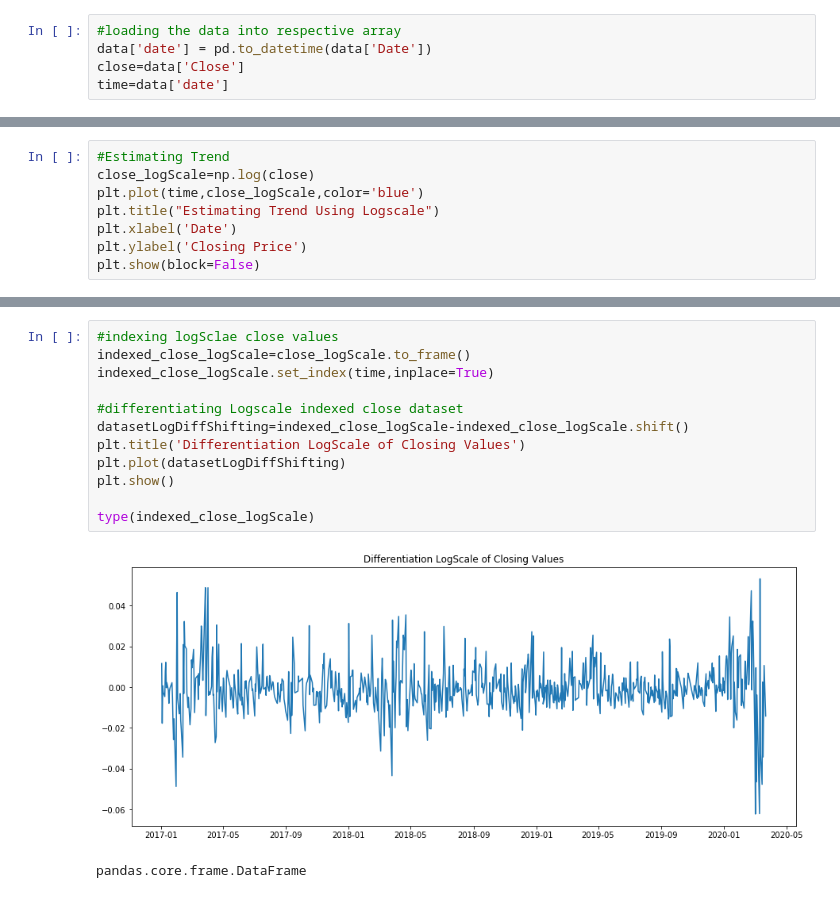
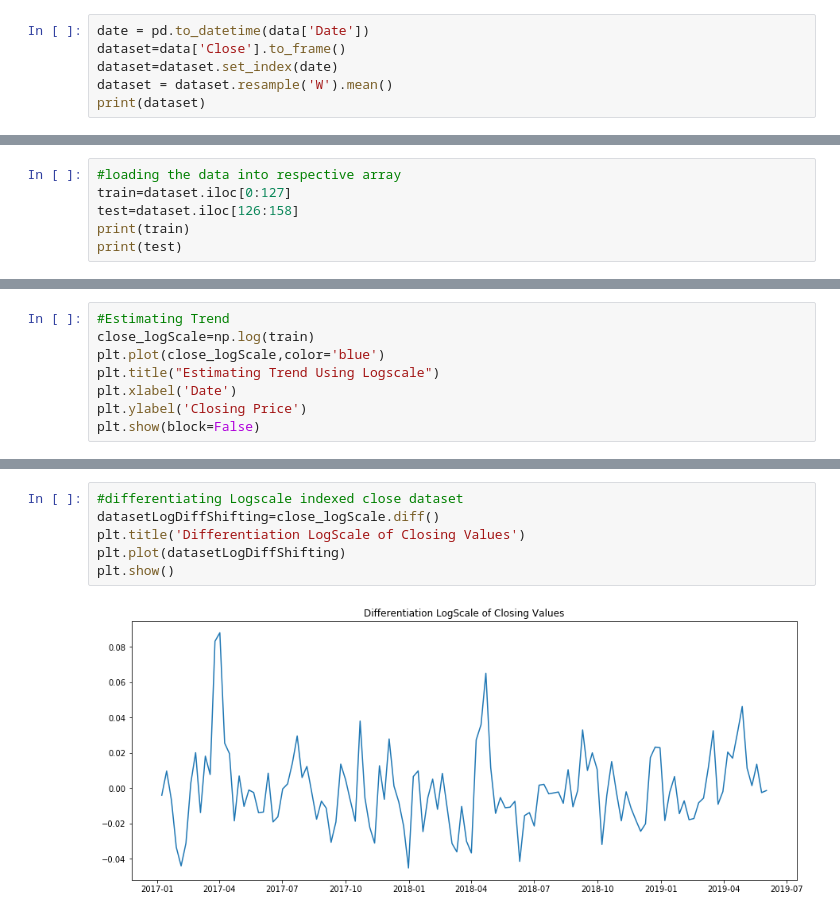
Before and after one commit to gentilhimal/ARIMA-Stock-Prediction, a Jupyter notebook: stock.ipynb, the cells around one changed output, grey strips where cells are left out. Cells and saved outputs as stored; diff of their text form.

```diff
--- a/stock.ipynb
+++ b/stock.ipynb
@@ -18,8 +19,9 @@ data.head()
 | 2 | 1/3/2017 | 1482.85 | 1484.26 | 1456.69 | 1456.82 | 385836992.0 |
 | 3 | 1/4/2017 | 1456.82 | 1462.83 | 1442.51 | 1457.82 | 320670016.0 |
 | 4 | 1/5/2017 | 1457.82 | 1465.72 | 1451.36 | 1454.14 | 326768000.0 |
-# %%
-#loading the data into respective array
-data['date'] = pd.to_datetime(data['Date'])
-close=data['Close']
-time=data['date']
+# %%
+date = pd.to_datetime(data['Date'])
+dataset=data['Close'].to_frame()
+dataset=dataset.set_index(date)
+dataset = dataset.resample('W').mean()
+print(dataset)
@@ -25,0 +54,6 @@ time=data['date']
+# %%
+#loading the data into respective array
+train=dataset.iloc[0:127]
+test=dataset.iloc[126:158]
+print(train)
+print(test)
@@ -91,8 +142,8 @@ Critical Value (10%)           -2.568781
 dtype: float64
 # %%
 #Estimating Trend
-close_logScale=np.log(close)
-plt.plot(time,close_logScale,color='blue')
+close_logScale=np.log(train)
+plt.plot(close_logScale,color='blue')
 plt.title("Estimating Trend Using Logscale")
 plt.xlabel('Date')
 plt.ylabel('Closing Price')
@@ -203,19 +249,12 @@ Critical Value (10%)           -2.568781
 dtype: float64
 # %%
-#indexing logSclae close values
-indexed_close_logScale=close_logScale.to_frame()
-indexed_close_logScale.set_index(time,inplace=True)
-
 #differentiating Logscale indexed close dataset
-datasetLogDiffShifting=indexed_close_logScale-indexed_close_logScale.shift()
+datasetLogDiffShifting=close_logScale.diff()
 plt.title('Differentiation LogScale of Closing Values')
 plt.plot(datasetLogDiffShifting)
 plt.show()
-
-type(indexed_close_logScale)
 # %% [output]
-[figure, old version]
+[figure, new version]
-pandas.core.frame.DataFrame
 # %%
 datasetLogDiffShifting.dropna(inplace=True)
 test_stationarity(datasetLogDiffShifting)
```
Also changed, not shown: parts of 42 cells of this notebook.
